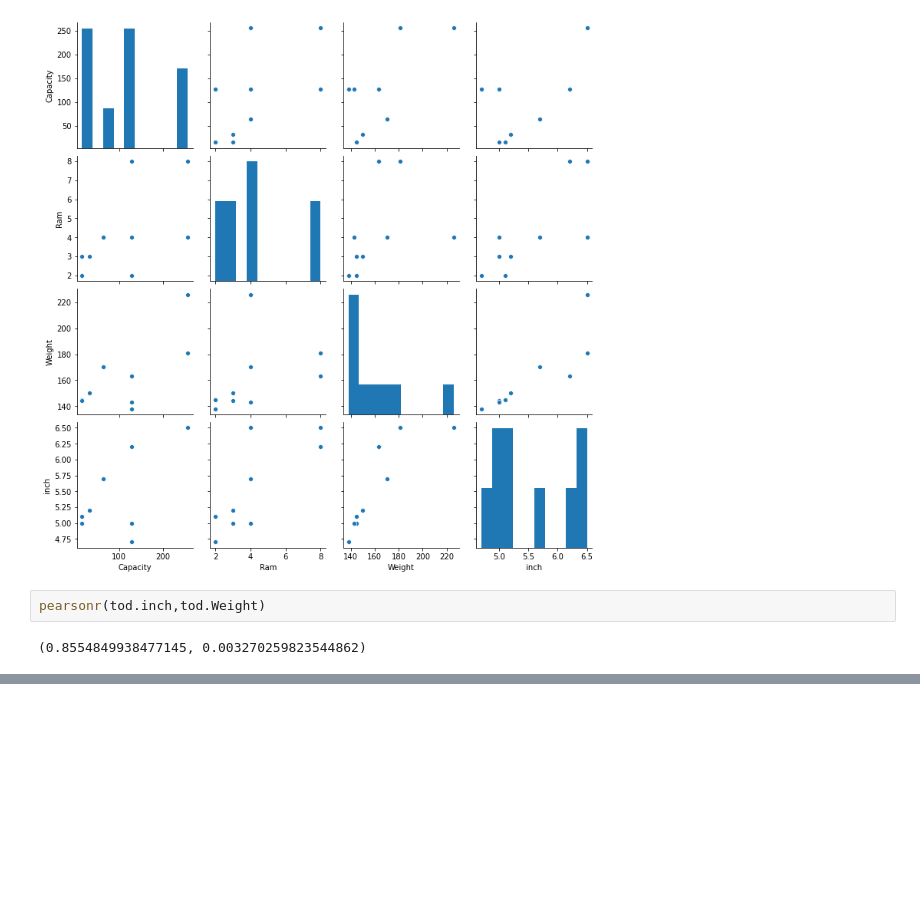
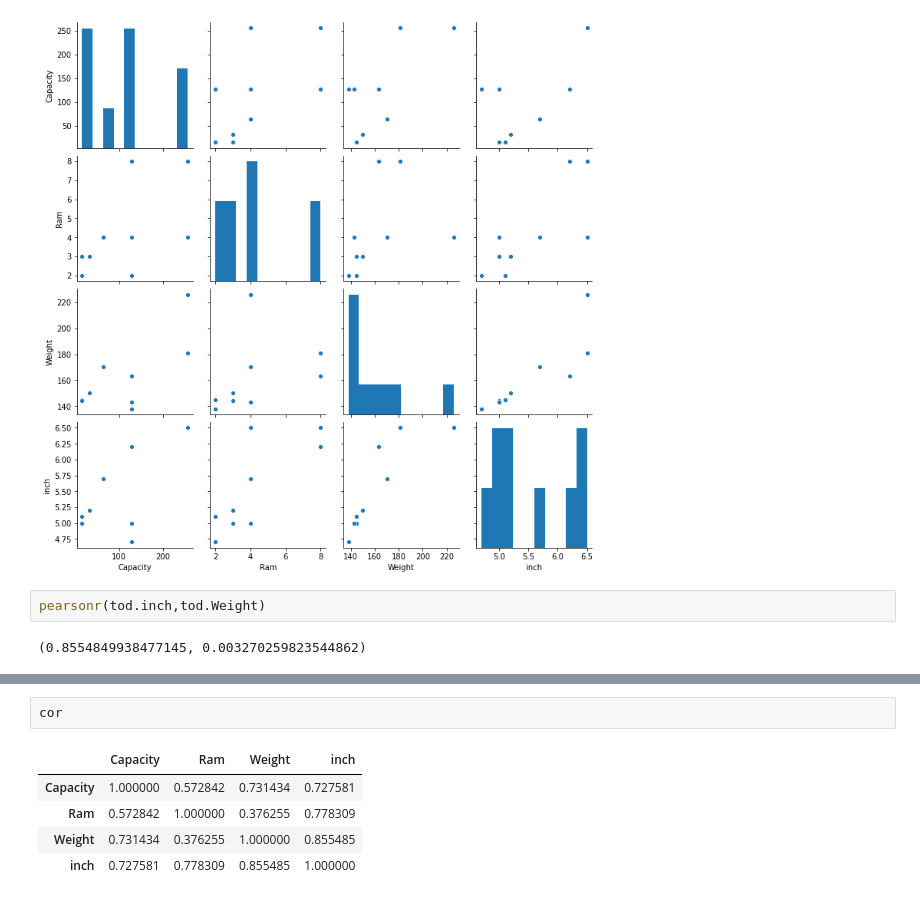
Before and after one commit to HasibullahAman/Preprocessing_DataSince, a Jupyter notebook: Statics/Statics.ipynb, the cells around one changed output, grey strips where cells are left out. Cells and saved outputs as stored; diff of their text form; blank space fills up the shorter version.

```diff
--- a/Statics/Statics.ipynb
+++ b/Statics/Statics.ipynb
@@ -113,0 +140,8 @@ pearsonr(tod.inch,tod.Weight)
+# %%
+cor
+# %% [output]
+|  | Capacity | Ram | Weight | inch |
+| Capacity | 1.000000 | 0.572842 | 0.731434 | 0.727581 |
+| Ram | 0.572842 | 1.000000 | 0.376255 | 0.778309 |
+| Weight | 0.731434 | 0.376255 | 1.000000 | 0.855485 |
+| inch | 0.727581 | 0.778309 | 0.855485 | 1.000000 |
```
Also changed, not shown: parts of 4 cells of this notebook.
